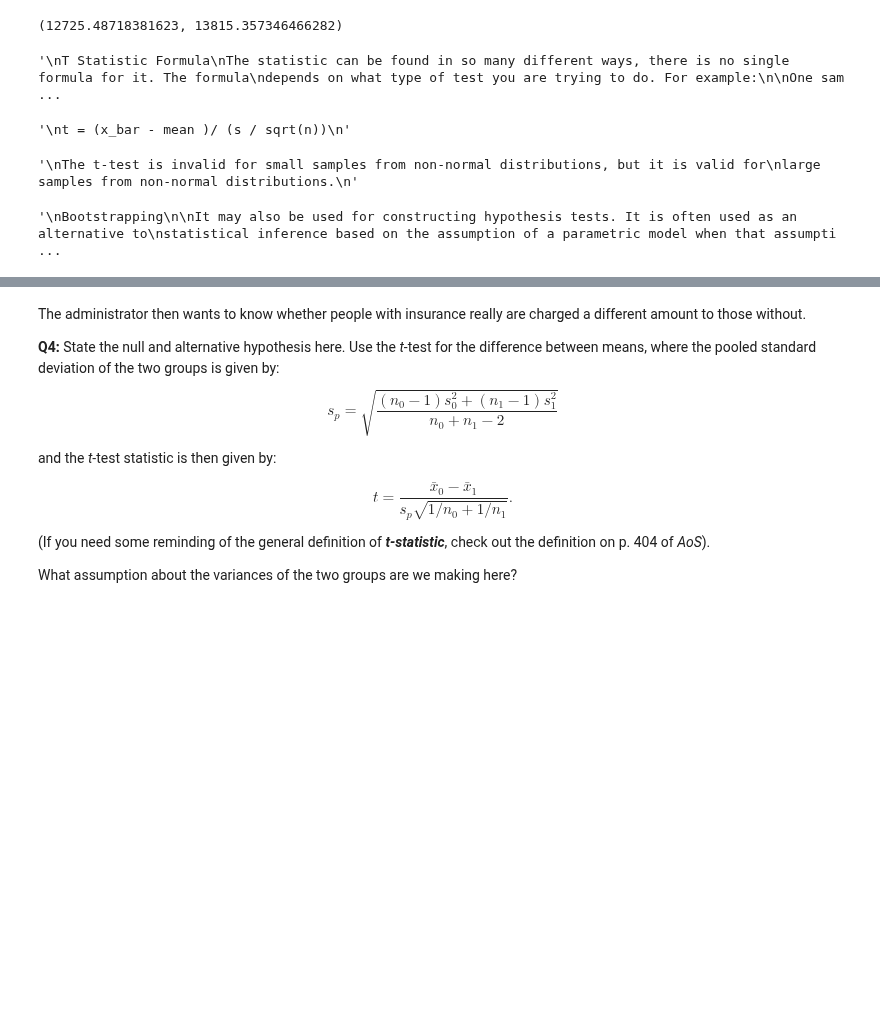
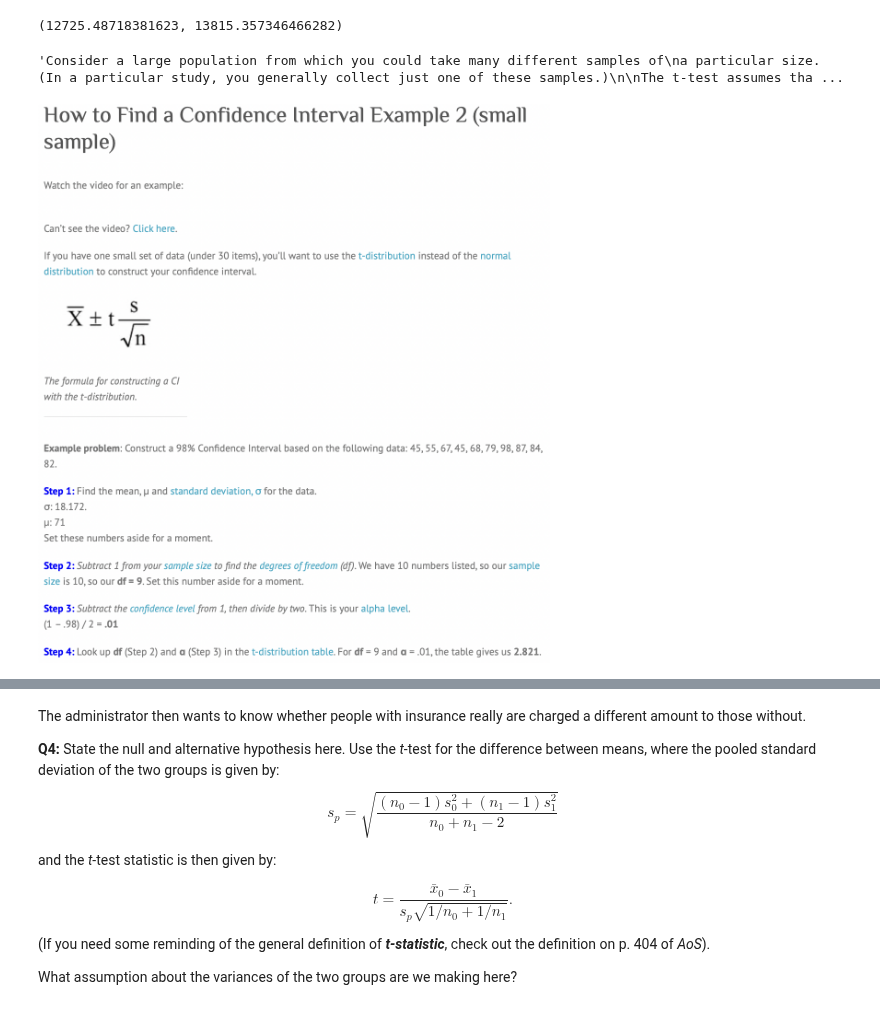
Before and after one commit to pauljacob/mini_projects, a Jupyter notebook: Frequentist Case Study/Frequentist Inference Case Study - Part B (2).ipynb, the cells around one changed output, grey strips where cells are left out. Saved outputs shown, nothing was run; the diff lists cells and outputs as text; code cells hidden in the pictures; blank space fills up the shorter version.

Commit message:
frequentist inference case study part b

```diff
--- a/Frequentist Case Study/Frequentist Inference Case Study - Part B (2).ipynb
+++ b/Frequentist Case Study/Frequentist Inference Case Study - Part B (2).ipynb
@@ -175,44 +130,20 @@ charges_mean_ci = (charges_lower, charges_upper)
 charges_mean_ci
 # %% [output]
 (12725.48718381623, 13815.357346466282)
-# %%
-'''
-T Statistic Formula
-The statistic can be found in so many different ways, there is no single formula for it. The formula
-depends on what type of test you are trying to do. For example:
-
-One sample t test. This is the most common type of t test you’ll come across in elementary statistics.
-You can test the mean of a single group against a known mean. For example, the average IQ is 100.
-You can test a class of children with a mean score of 90 to see if that’s significant, or if it just
-happened by chance.
-'''
-#https://www.statisticshowto.com/t-statistic/
-# %% [output]
-'\nT Statistic Formula\nThe statistic can be found in so many different ways, there is no single formula for it. The formula\ndepends on what type of test you are trying to do. For example:\n\nOne sam ...
-# %%
-'''
-t = (x_bar - mean )/ (s / sqrt(n))
-'''
-#https://www.statisticshowto.com/probability-and-statistics/hypothesis-testing/one-sample-t-test/
-# %% [output]
-'\nt = (x_bar - mean )/ (s / sqrt(n))\n'
-# %%
-'''
-The t-test is invalid for small samples from non-normal distributions, but it is valid for
-large samples from non-normal distributions.
-'''
-#https://stats.stackexchange.com/questions/9573/t-test-for-non-normal-when-n50
-# %% [output]
-'\nThe t-test is invalid for small samples from non-normal distributions, but it is valid for\nlarge samples from non-normal distributions.\n'
-# %%
-'''
-Bootstrapping
-
-It may also be used for constructing hypothesis tests. It is often used as an alternative to
-statistical inference based on the assumption of a parametric model when that assumption is in doubt,
-or where parametric inference is impossible or requires complicated formulas for the calculation of
-standard errors.
-'''
-#https://en.wikipedia.org/wiki/Bootstrapping_(statistics)
-# %% [output]
-'\nBootstrapping\n\nIt may also be used for constructing hypothesis tests. It is often used as an alternative to\nstatistical inference based on the assumption of a parametric model when that assumpti ...
+# %%
+'''Consider a large population from which you could take many different samples of
+a particular size. (In a particular study, you generally collect just one of these samples.)
+
+The t-test assumes that the means of the different samples are normally distributed;
+it does not assume that the population is normally distributed.'''
+
+#https://stats.stackexchange.com/questions/9573/t-test-for-non-normal-when-n50
+# %% [output]
+'Consider a large population from which you could take many different samples of\na particular size. (In a particular study, you generally collect just one of these samples.)\n\nThe t-test assumes tha ...
+# %%
+from IPython.display import Image
+Image(filename='t_test.png')
+
+#https://www.statisticshowto.com/probability-and-statistics/confidence-interval/#CISample
+# %% [output]
+[figure, added]
```
Also changed, not shown: parts of 58 cells of this notebook, 13 other files.
